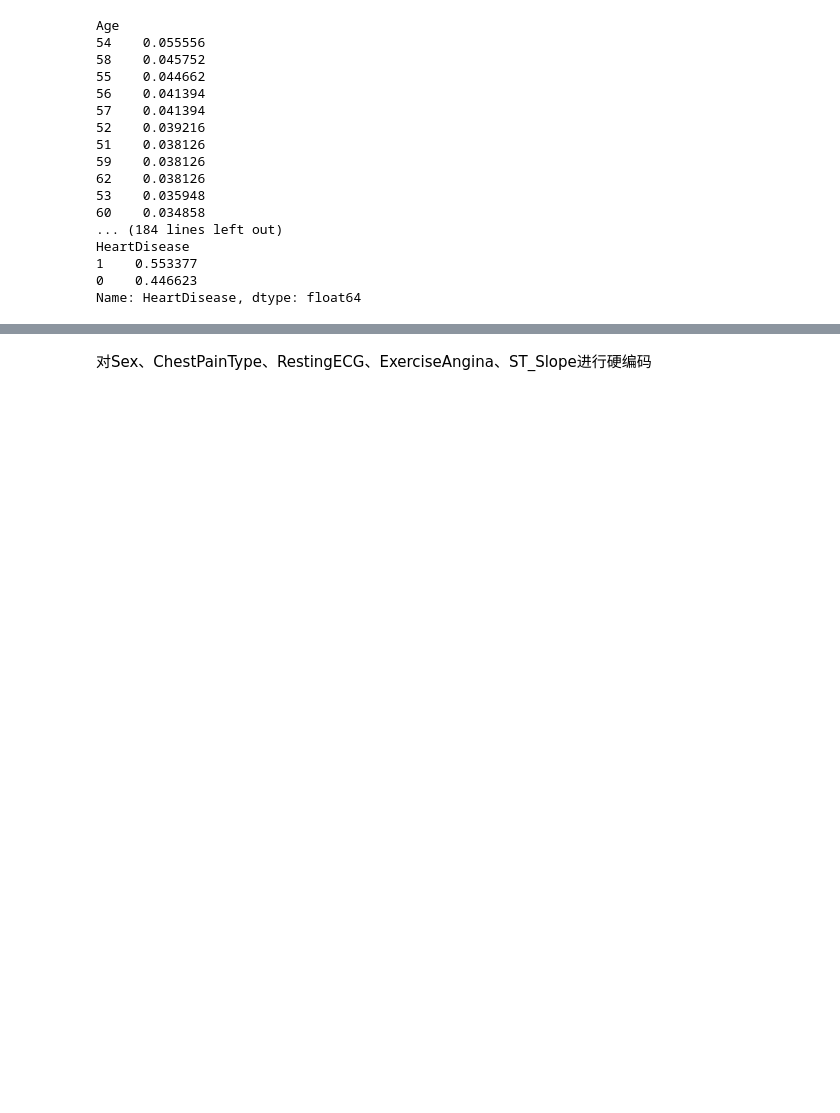
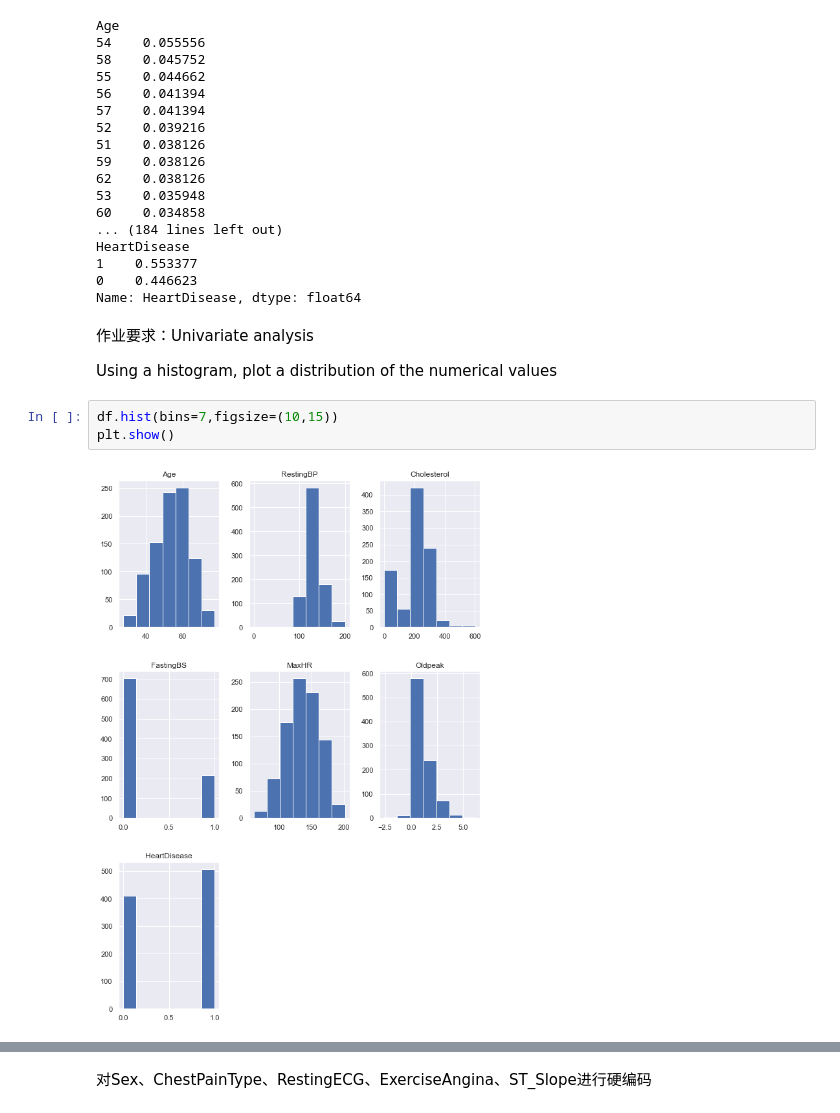
Before and after one commit to ZizhengFan/HeartDiseasePrediction, a Jupyter notebook: beta.ipynb, the cells around one changed output, grey strips where cells are left out. Cells and saved outputs as stored; diff of their text form; blank space fills up the shorter version.

```diff
--- a/beta.ipynb
+++ b/beta.ipynb
@@ -93,3 +87,12 @@ HeartDisease
 1    0.553377
 0    0.446623
 Name: HeartDisease, dtype: float64
+# %% [markdown]
+作业要求：Univariate analysis
+
+Using a histogram, plot a distribution of the numerical values
+# %%
+df.hist(bins=7,figsize=(10,15))
+plt.show()
+# %% [output]
+[figure, added]
```
Also changed, not shown: parts of 22 cells of this notebook, 2 other files.
